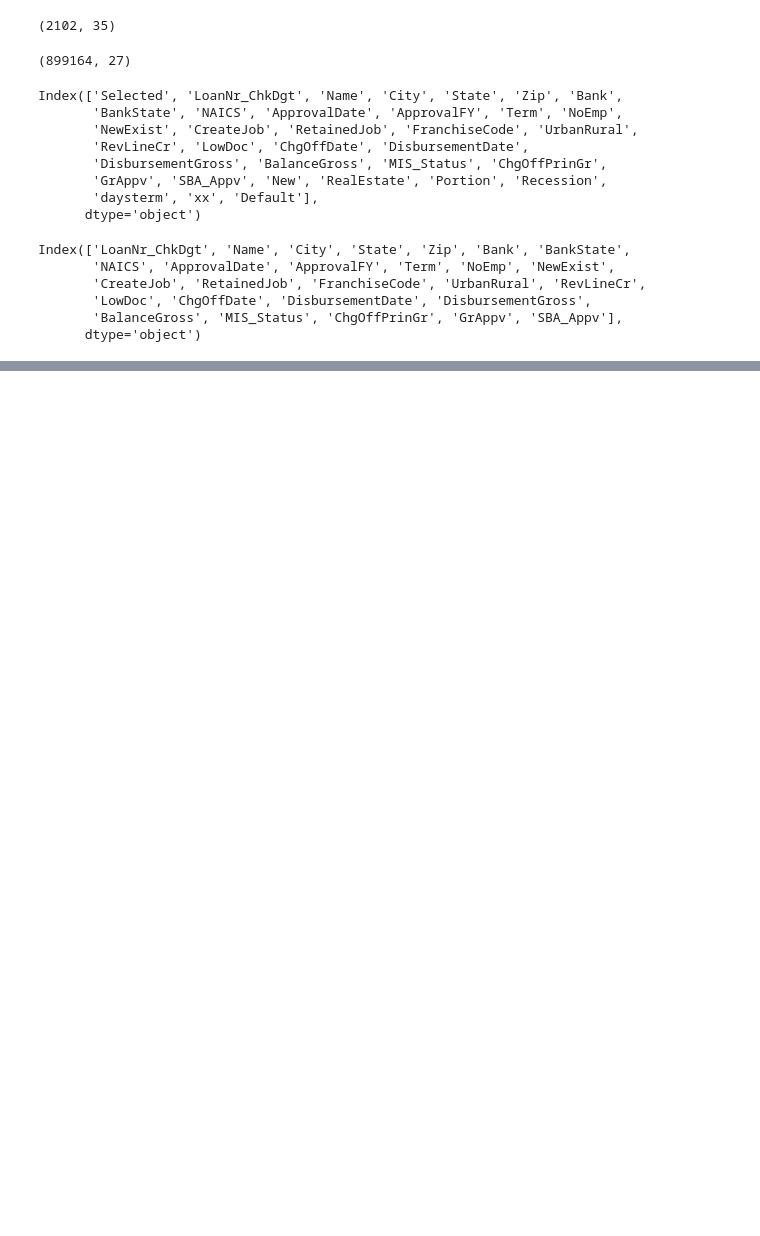
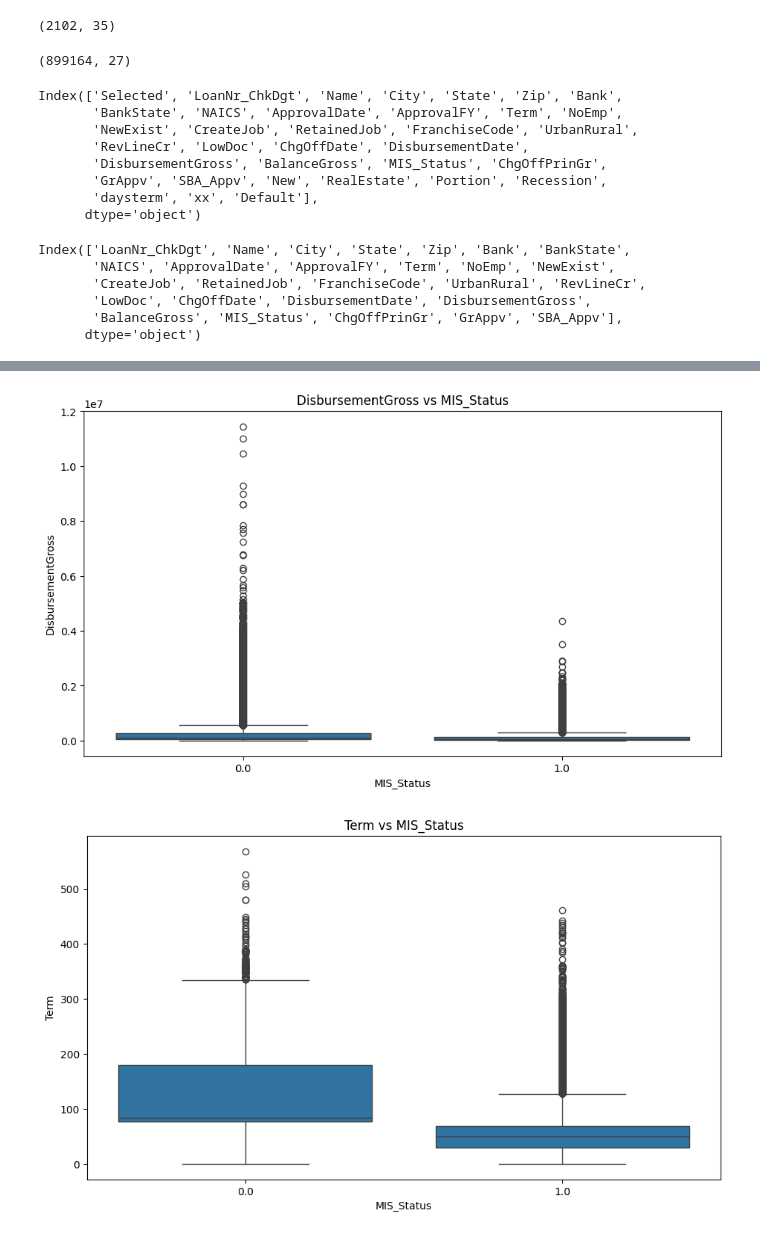
Before and after one commit to Founder-s-Hack/models, a Jupyter notebook: exploration.ipynb, the cells around one changed output, grey strips where cells are left out. Saved outputs shown, nothing was run; the diff lists cells and outputs as text; code cells hidden in the pictures; blank space fills up the shorter version.

```diff
--- a/exploration.ipynb
+++ b/exploration.ipynb
@@ -33,0 +56,13 @@ Index(['LoanNr_ChkDgt', 'Name', 'City', 'State', 'Zip', 'Bank', 'BankState',
+# %%
+import seaborn as sns
+
+numerical_features = ['DisbursementGross', 'Term', 'NoEmp', 'GrAppv', 'SBA_Appv']
+
+for feature in numerical_features:
+    plt.figure(figsize=(11, 6))
+    sns.boxplot(x='MIS_Status', y=feature, data=df2)
+    plt.title(f'{feature} vs MIS_Status')
+    plt.show()
+# %% [output]
+[figure, added]
+[figure, added]
```
Also changed, not shown: parts of 8 cells of this notebook, 4 other files.
